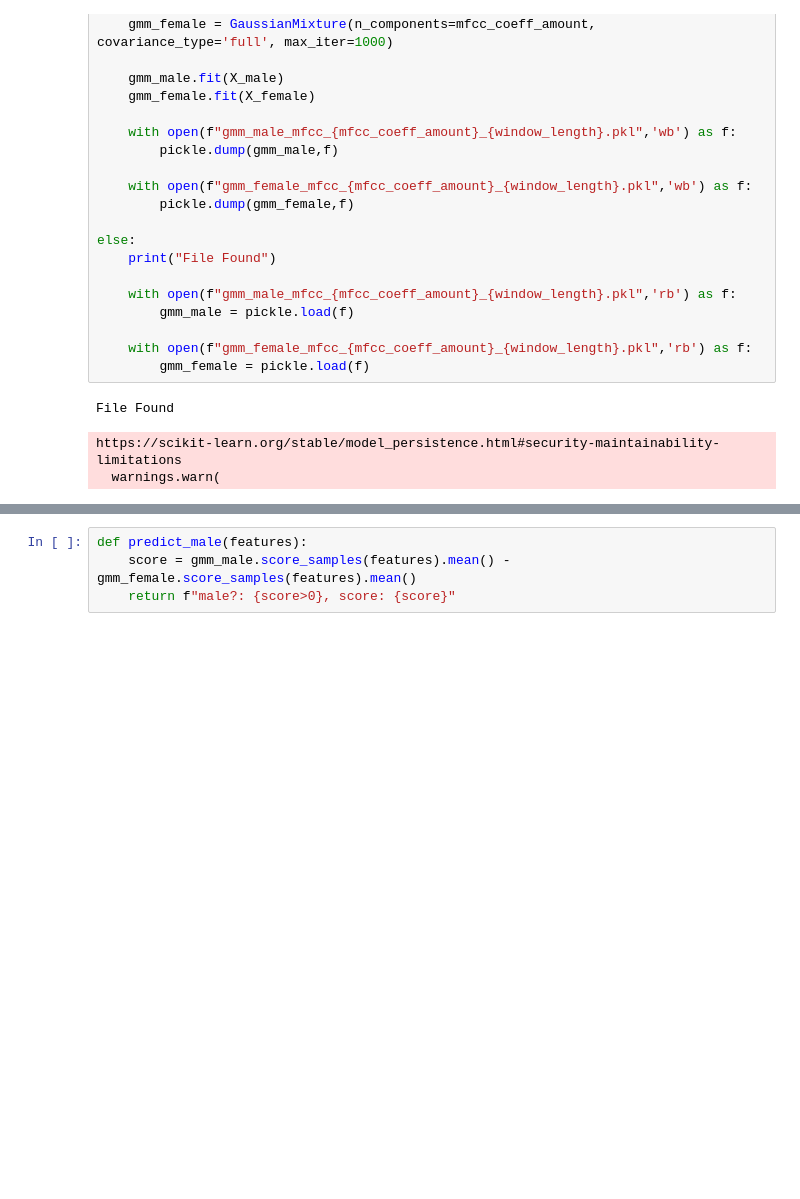
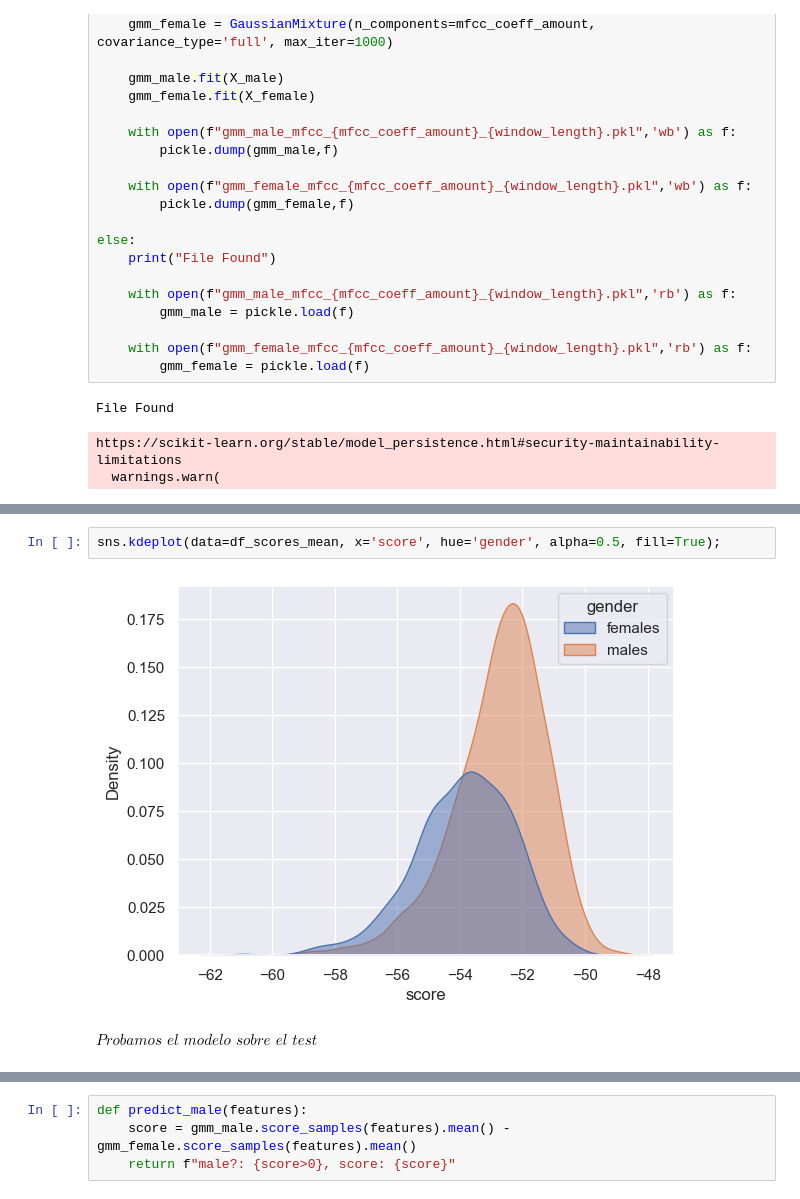
Before and after one commit to GonzaLinares/ProcVoz_Proyecto1, a Jupyter notebook: gender_classifier.ipynb, the cells around one changed output, grey strips where cells are left out. Drawn from its saved outputs; the diff is of its cells as text; blank space fills up the shorter version.

```diff
--- a/gender_classifier.ipynb
+++ b/gender_classifier.ipynb
@@ -207,0 +232,6 @@ https://scikit-learn.org/stable/model_persistence.html#security-maintainability-
+# %%
+sns.kdeplot(data=df_scores_mean, x='score', hue='gender', alpha=0.5, fill=True);
+# %% [output]
+[figure, added]
+# %% [markdown]
+$\textit{Probamos el modelo sobre el test}$
```
Also changed, not shown: parts of 36 cells of this notebook.
